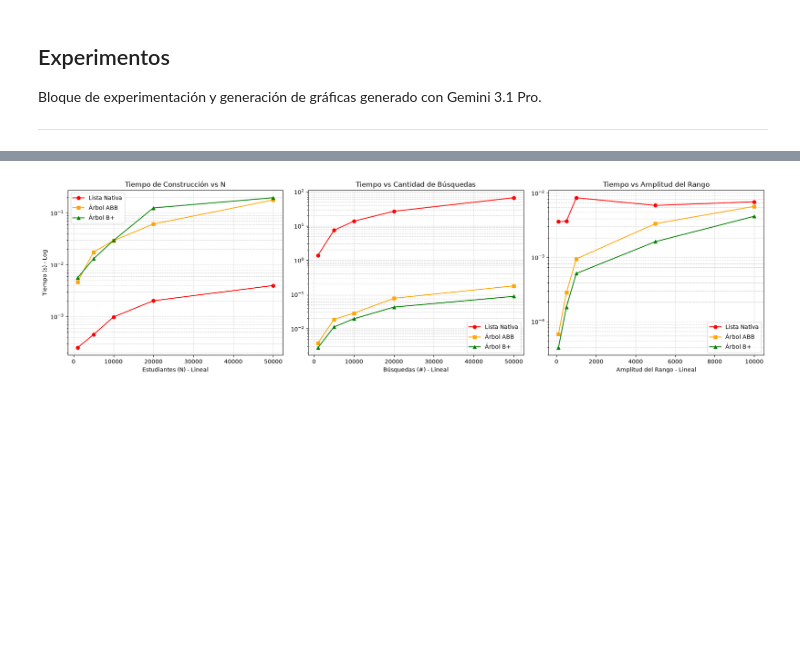
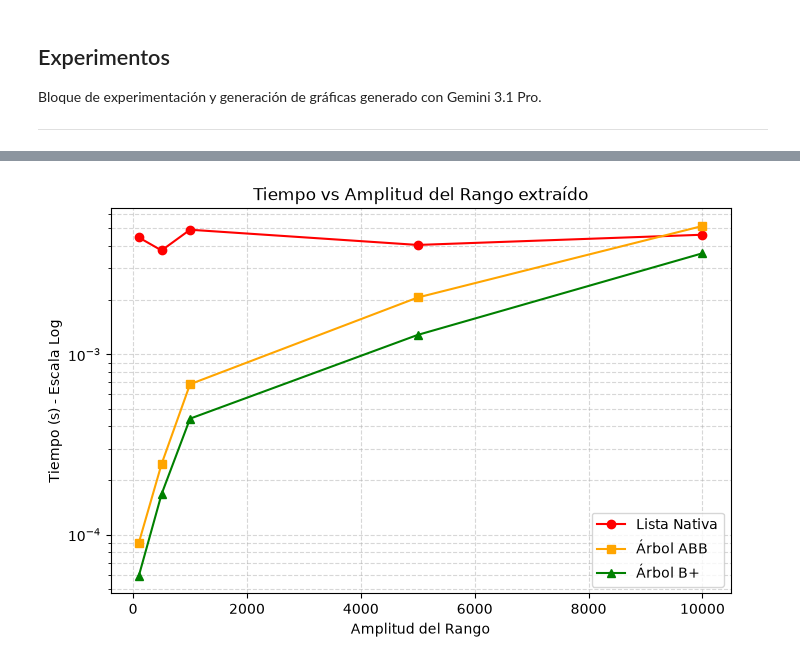
Before and after one commit to CamilaTorres1035/estructuras_de_datos, a Jupyter notebook: arboles/arboles.ipynb, the cells around one changed output, grey strips where cells are left out. Saved outputs shown, nothing was run; the diff lists cells and outputs as text; code cells hidden in the pictures; blank space fills up the shorter version.

```diff
--- a/arboles/arboles.ipynb
+++ b/arboles/arboles.ipynb
@@ -805,38 +856,14 @@ plt.show()
-# %%
-fig, axs = plt.subplots(1, 3, figsize=(18, 5))
-
-# --- Gráfica 1: Construcción (Semi-log: Eje Y logarítmico) ---
-axs[0].plot(datos_construccion["N"], datos_construccion["time_lista"], '-o', color='red', label='Lista Nativa')
-axs[0].plot(datos_construccion["N"], datos_construccion["time_abb"], '-s', color='orange', label='Árbol ABB')
-axs[0].plot(datos_construccion["N"], datos_construccion["time_bplus"], '-^', color='green', label='Árbol B+')
-axs[0].set_yscale('log') # SEMI-LOG: Solo eje Y
-axs[0].set_title('Tiempo de Construcción vs N')
-axs[0].set_xlabel('Estudiantes (N) - Lineal')
-axs[0].set_ylabel('Tiempo (s) - Log')
-axs[0].legend()
-axs[0].grid(True, which="both", ls="--", alpha=0.5)
-
-# --- Gráfica 2: Tiempo vs # Búsquedas (Semi-log) ---
-axs[1].plot(datos_busquedas["B"], datos_busquedas["time_lista"], '-o', color='red', label='Lista Nativa')
-axs[1].plot(datos_busquedas["B"], datos_busquedas["time_abb"], '-s', color='orange', label='Árbol ABB')
-axs[1].plot(datos_busquedas["B"], datos_busquedas["time_bplus"], '-^', color='green', label='Árbol B+')
-axs[1].set_yscale('log')
-axs[1].set_title('Tiempo vs Cantidad de Búsquedas')
-axs[1].set_xlabel('Búsquedas (#) - Lineal')
-axs[1].legend()
-axs[1].grid(True, which="both", ls="--", alpha=0.5)
-
-# --- Gráfica 3: Búsqueda por Rango (Semi-log) ---
-axs[2].plot(datos_rangos["Rango"], datos_rangos["time_lista"], '-o', color='red', label='Lista Nativa')
-axs[2].plot(datos_rangos["Rango"], datos_rangos["time_abb"], '-s', color='orange', label='Árbol ABB')
-axs[2].plot(datos_rangos["Rango"], datos_rangos["time_bplus"], '-^', color='green', label='Árbol B+')
-axs[2].set_yscale('log')
-axs[2].set_title('Tiempo vs Amplitud del Rango')
-axs[2].set_xlabel('Amplitud del Rango - Lineal')
-axs[2].legend()
-axs[2].grid(True, which="both", ls="--", alpha=0.5)
-
-plt.tight_layout()
-plt.show()
-# %% [output]
-[figure, removed]
+# %%
+plt.figure(figsize=(8, 5))
+plt.plot(datos_rangos["Rango"], datos_rangos["time_lista"], '-o', color='red', label='Lista Nativa')
+plt.plot(datos_rangos["Rango"], datos_rangos["time_abb"], '-s', color='orange', label='Árbol ABB')
+plt.plot(datos_rangos["Rango"], datos_rangos["time_bplus"], '-^', color='green', label='Árbol B+')
+plt.yscale('log')
+plt.title('Tiempo vs Amplitud del Rango extraído')
+plt.xlabel('Amplitud del Rango')
+plt.ylabel('Tiempo (s) - Escala Log')
+plt.legend()
+plt.grid(True, which="both", ls="--", alpha=0.5)
+plt.show()
+# %% [output]
+[figure, added]
```
Also changed, not shown: parts of 28 cells of this notebook.
